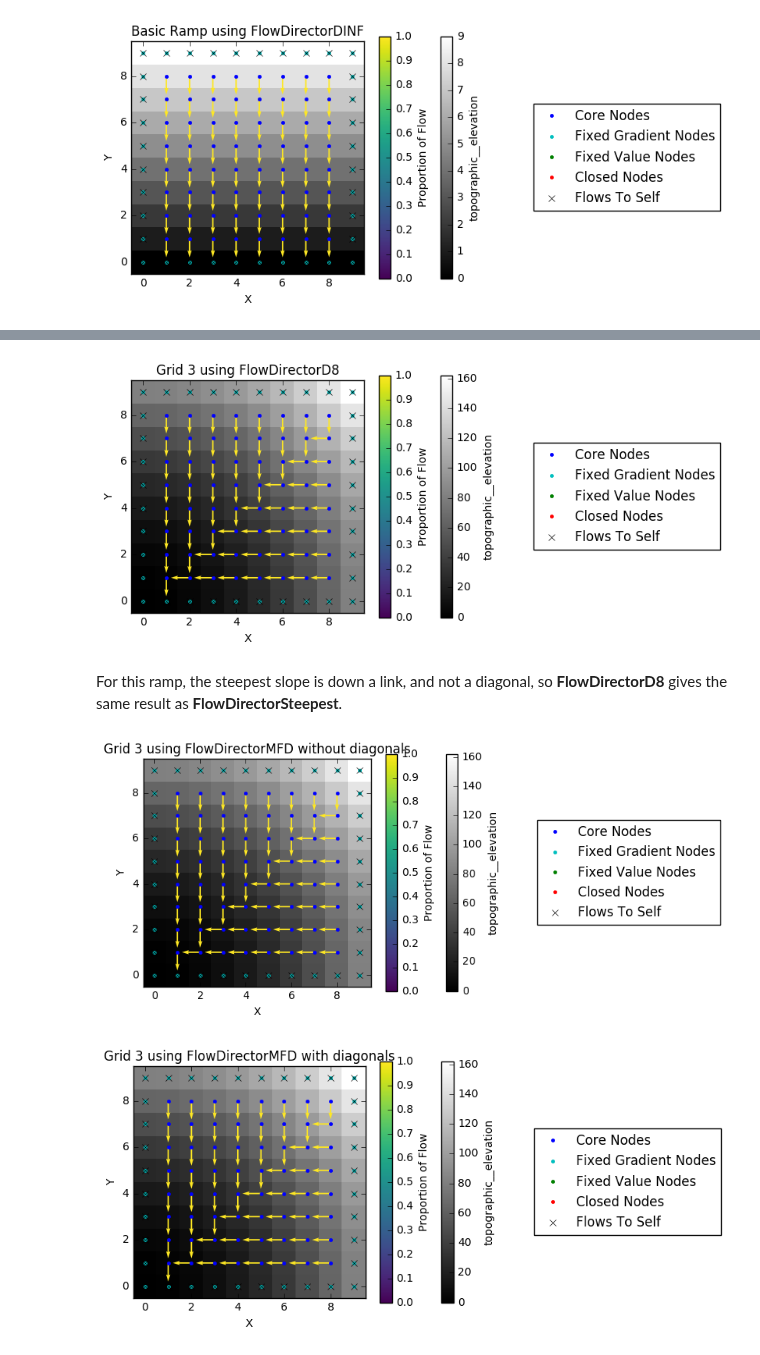
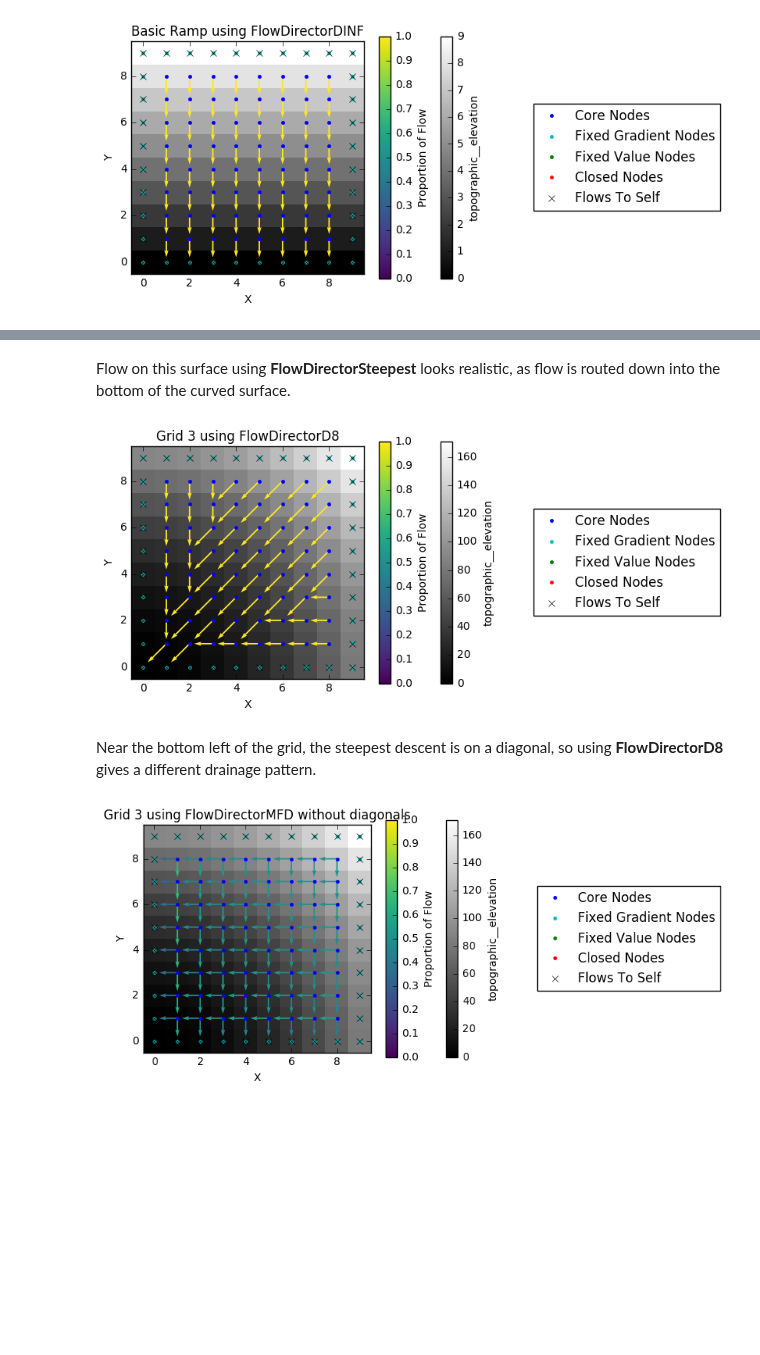
Before and after one commit to landlab/tutorials, a Jupyter notebook: flow_direction_and_accumulation/Comparison of FlowDirectors.ipynb, the cells around one changed output, grey strips where cells are left out. Saved outputs shown, nothing was run; the diff lists cells and outputs as text; code cells hidden in the pictures; blank space fills up the shorter version.

```diff
--- a/flow_direction_and_accumulation/Comparison of FlowDirectors.ipynb
+++ b/flow_direction_and_accumulation/Comparison of FlowDirectors.ipynb
@@ -88,7 +88,7 @@ surf_plot(mg2, title='Grid 2: A ramp inclined in X and in Y')
 # %%
 mg3 = RasterModelGrid((10,10), spacing=(1, 1))
 _ = mg3.add_field('topographic__elevation',
-                  mg3.node_x**2 + mg3.node_y**2,
+                  mg3.node_x**2 + mg3.node_y**2 + mg3.node_y ,
                   at = 'node')
 surf_plot(mg3, title='Grid 3: A more complicated surface')
 # %% [output]
@@ -217,19 +217,16 @@ drainage_plot(mg3, title='Grid 3 using FlowDirectorSteepest')
+# %% [markdown]
+Flow on this surface using **FlowDirectorSteepest** looks realistic, as flow is routed down into the bottom of the curved surface.
 # %%
-fd = FlowDirectorD8(mg1)
+fd = FlowDirectorD8(mg3)
 fd.run_one_step()
 drainage_plot(mg3, title='Grid 3 using FlowDirectorD8')
 # %% [output]
-[figure, old version]
+[figure, new version]
-# %% [markdown]
-For this ramp, the steepest slope is down a link, and not a diagonal, so **FlowDirectorD8** gives the same result as **FlowDirectorSteepest**.
+# %% [markdown]
+Near the bottom left of the grid, the steepest descent is on a diagonal, so using **FlowDirectorD8** gives a different drainage pattern.
 # %%
-fd = FlowDirectorMFD(mg1, diagonals=False) # diagonals=False is the default option
+fd = FlowDirectorMFD(mg3, diagonals=False) # diagonals=False is the default option
 fd.run_one_step()
 drainage_plot(mg3, title='Grid 3 using FlowDirectorMFD without diagonals')
-
-fd = FlowDirectorMFD(mg1, diagonals=True)
-fd.run_one_step()
-drainage_plot(mg3, title='Grid 3 using FlowDirectorMFD with diagonals')
 # %% [output]
-[figure, old version]
+[figure, new version]
-[figure, removed]
```
Also changed, not shown: parts of 37 cells of this notebook, 2 other files.
